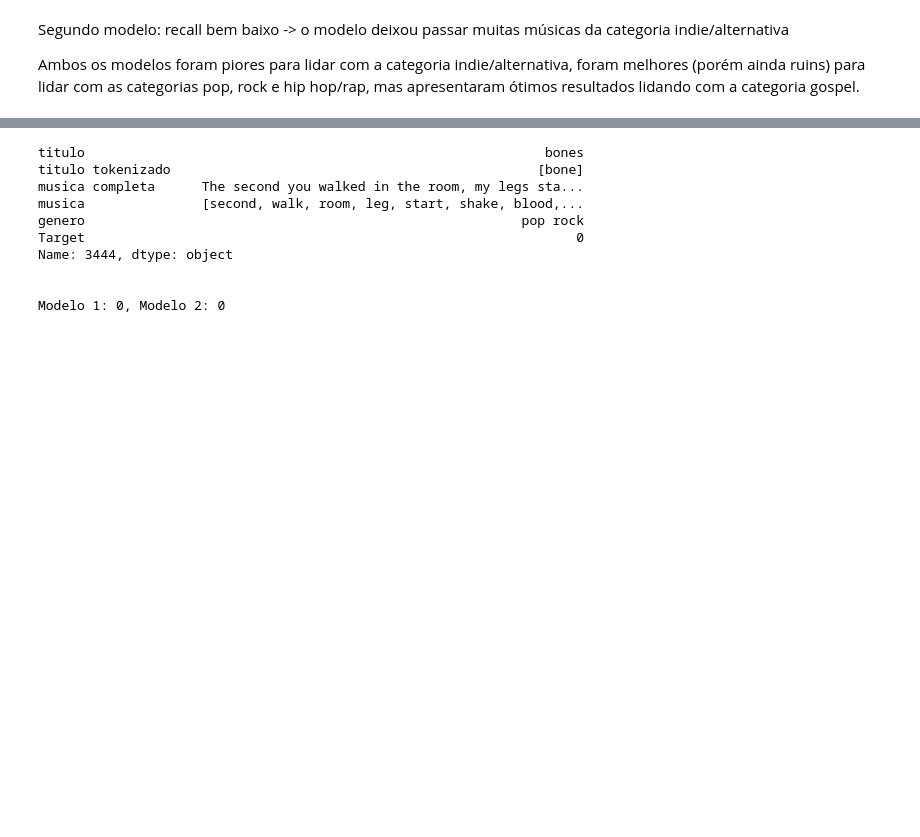
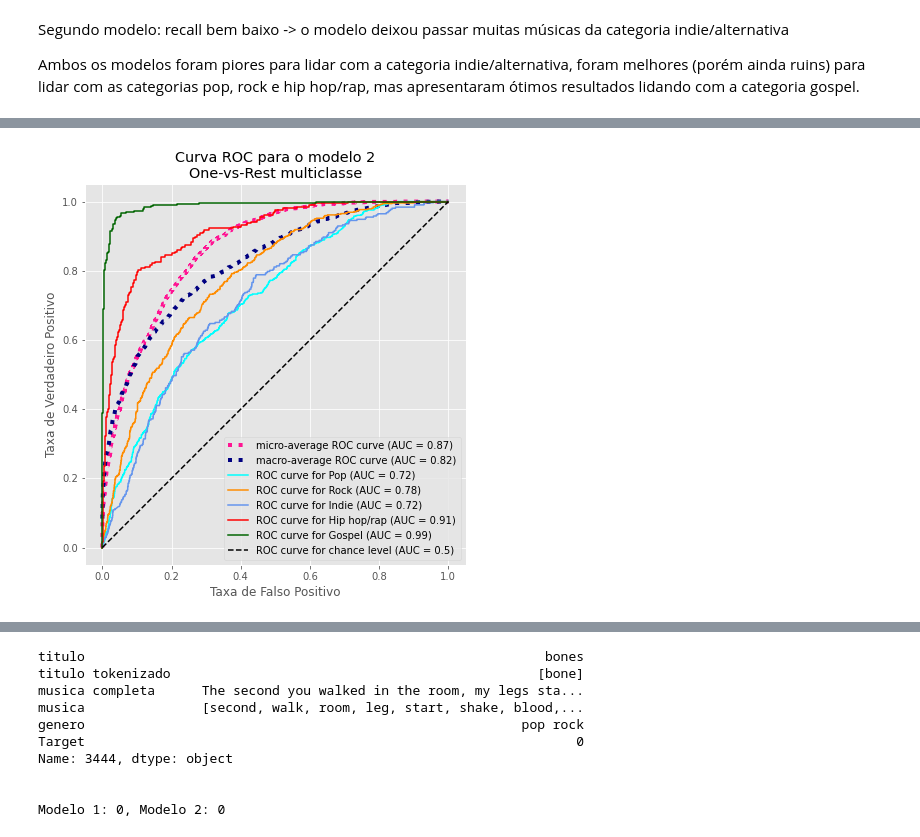
Before and after one commit to Perez-Amanda/Recuperacao_de_Informacao, a Jupyter notebook: classificador.ipynb, the cells around one changed output, grey strips where cells are left out. Cells and saved outputs as stored; diff of their text form; code cells hidden in the pictures; blank space fills up the shorter version.

```diff
--- a/classificador.ipynb
+++ b/classificador.ipynb
@@ -399,3 +664,45 @@ pop, rock e hip hop/rap, mas apresentaram ótimos resultados lidando com a categ
+# %%
+target_names = {0:'Pop', 1:'Rock', 2:'Indie', 3:'Hip hop/rap', 4:'Gospel'}
+
+fig, ax = plt.subplots(figsize=(7, 7))
+
+plt.plot(
+    fpr["micro"],
+    tpr["micro"],
+    label=f"micro-average ROC curve (AUC = {roc_auc['micro']:.2f})",
+    color="deeppink",
+    linestyle=":",
+    linewidth=4,
+)
+
+plt.plot(
+    fpr["macro"],
+    tpr["macro"],
+    label=f"macro-average ROC curve (AUC = {roc_auc['macro']:.2f})",
+    color="navy",
+    linestyle=":",
+    linewidth=4,
+)
+
+colors = cycle(["aqua", "darkorange", "cornflowerblue", "red", "darkgreen"])
+for class_id, color in zip(range(0,5), colors):
+    RocCurveDisplay.from_predictions(
+        y_onehot_test[:, class_id],
+        y_score2[:, class_id],
+        name=f"ROC curve for {target_names[class_id]}",
+        color=color,
+        ax=ax,
+    )
+
+plt.plot([0, 1], [0, 1], "k--", label="ROC curve for chance level (AUC = 0.5)")
+plt.axis("square")
+plt.xlabel("Taxa de Falso Positivo")
+plt.ylabel("Taxa de Verdadeiro Positivo")
+plt.title("Curva ROC para o modelo 2\nOne-vs-Rest multiclasse")
+plt.legend()
+plt.show()
+# %% [output]
+[figure, added]
 # %%
 print(X_test)
 print('\n')
```
Also changed, not shown: parts of 48 cells of this notebook, 2 other files.
